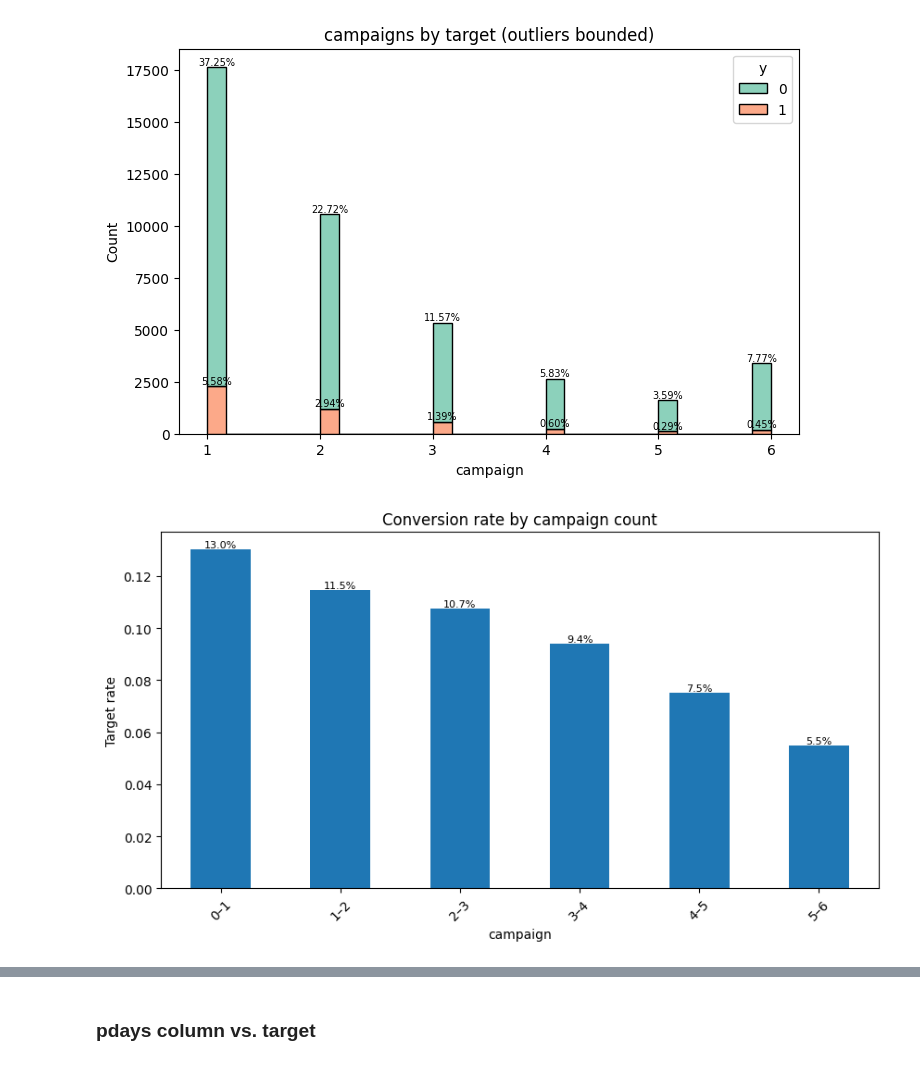
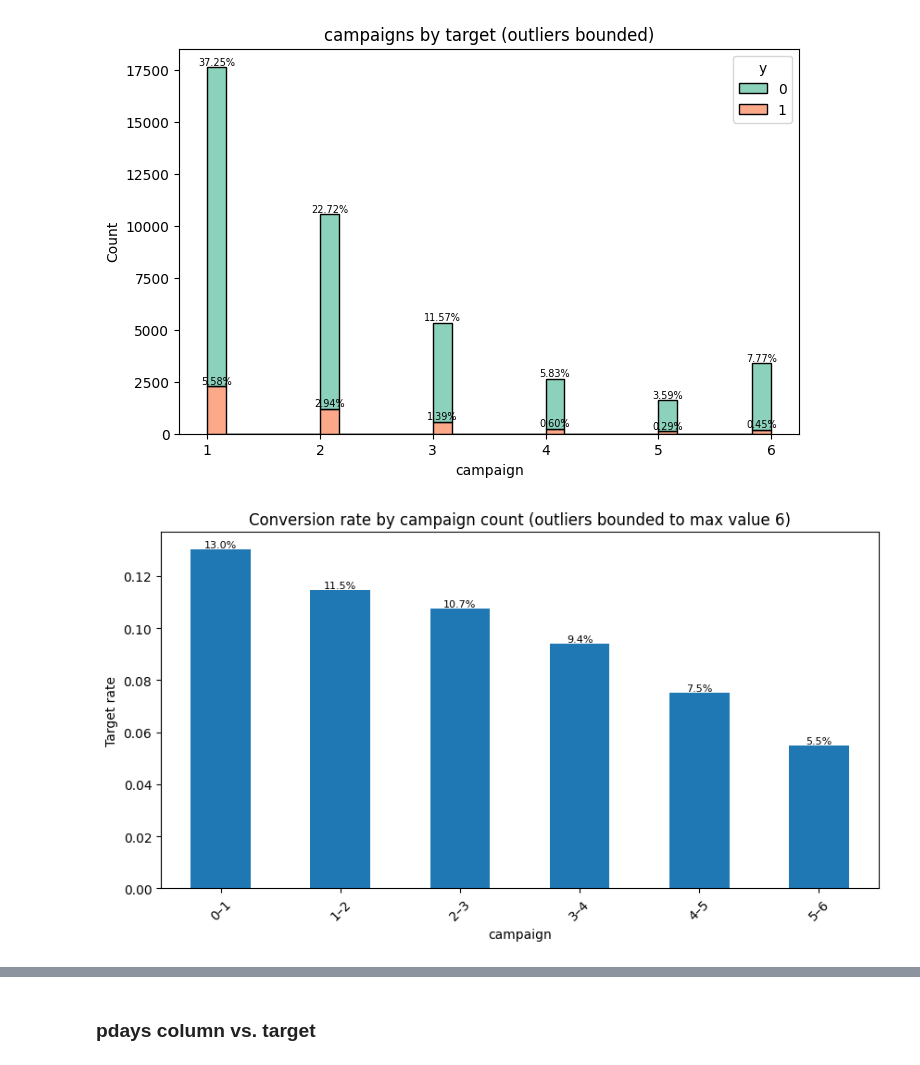
Before and after one commit to Maxstef/ml-bank-additional-project, a Jupyter notebook: notebooks/01_eda.ipynb, the cells around one changed output, grey strips where cells are left out. Drawn from its saved outputs; the diff is of its cells as text; code cells hidden in the pictures.

```diff
--- a/notebooks/01_eda.ipynb
+++ b/notebooks/01_eda.ipynb
@@ -211,12 +230,12 @@ plot_histogram(
 # %%
 from src.visualizations import plot_target_rate_by_bin
 
 plot_target_rate_by_bin(
     replace_outliers_iqr(numeric_df, "campaign", replace_with=None),
     col="campaign",
     target_col="y",
-    title="Conversion rate by campaign count",
+    title="Conversion rate by campaign count (outliers bounded to max value 6)",
 )
 # %% [output]
-[figure, old version]
+[figure, new version]
 # %% [markdown]
```
Also changed, not shown: parts of 36 cells of this notebook, 1 other file.
